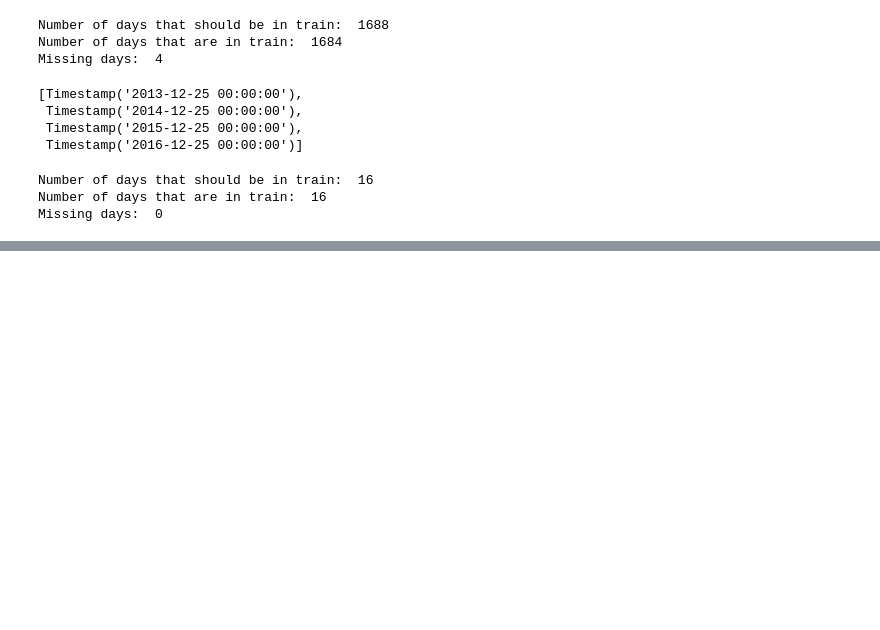
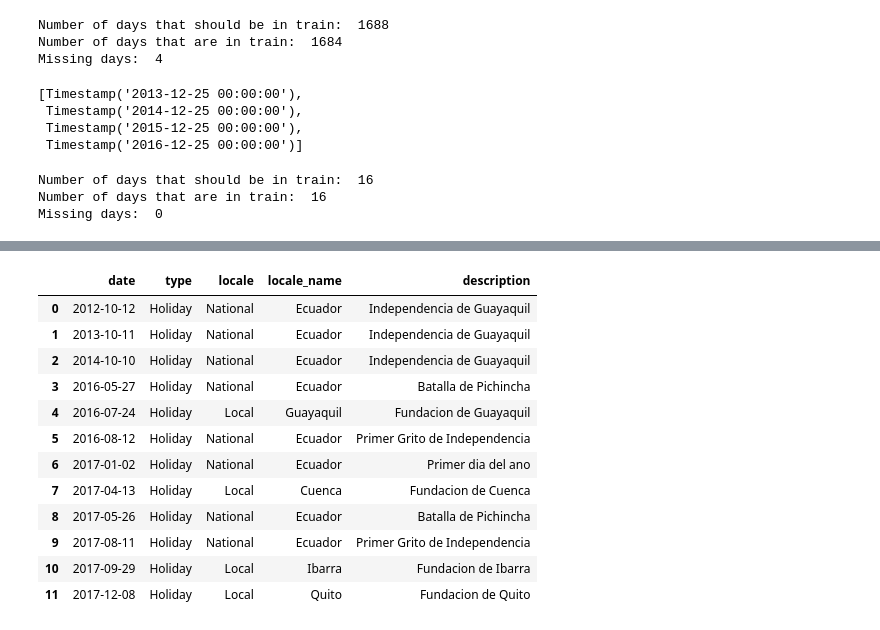
Before and after one commit to IvkovicDanica/Store-sales-time-series, a Jupyter notebook: prep.ipynb, the cells around one changed output, grey strips where cells are left out. Cells and saved outputs as stored; diff of their text form; code cells hidden in the pictures; blank space fills up the shorter version.

```diff
--- a/prep.ipynb
+++ b/prep.ipynb
@@ -130,0 +124,24 @@ train.head()
+# %%
+#dealing with holidays
+
+#TYPE: transferred - not acc celebrated on that day
+
+transferred_holidays = holidays[(holidays.type == "Holiday") & (holidays.transferred == True)].drop("transferred", axis = 1).reset_index(drop = True) #holidays that were transferred
+transfer = holidays[(holidays.type == "Transfer")].drop("transferred", axis = 1).reset_index(drop = True) #days that they were transferred to (in ds they are always below the actual holiday so indexes are going to match)
+tr = pd.concat([transferred_holidays,transfer], axis = 1)
+tr = tr.iloc[:, [5,1,2,3,4]] #getting rid of dupplicate columns, keeping date from transferred, everything else from transferred_holidays
+tr
+# %% [output]
+|  | date | type | locale | locale_name | description |
+| 0 | 2012-10-12 | Holiday | National | Ecuador | Independencia de Guayaquil |
+| 1 | 2013-10-11 | Holiday | National | Ecuador | Independencia de Guayaquil |
+| 2 | 2014-10-10 | Holiday | National | Ecuador | Independencia de Guayaquil |
+| 3 | 2016-05-27 | Holiday | National | Ecuador | Batalla de Pichincha |
+| 4 | 2016-07-24 | Holiday | Local | Guayaquil | Fundacion de Guayaquil |
+| 5 | 2016-08-12 | Holiday | National | Ecuador | Primer Grito de Independencia |
+| 6 | 2017-01-02 | Holiday | National | Ecuador | Primer dia del ano |
+| 7 | 2017-04-13 | Holiday | Local | Cuenca | Fundacion de Cuenca |
+| 8 | 2017-05-26 | Holiday | National | Ecuador | Batalla de Pichincha |
+| 9 | 2017-08-11 | Holiday | National | Ecuador | Primer Grito de Independencia |
+| 10 | 2017-09-29 | Holiday | Local | Ibarra | Fundacion de Ibarra |
+| 11 | 2017-12-08 | Holiday | Local | Quito | Fundacion de Quito |
```
Also changed, not shown: parts of 6 cells of this notebook.
